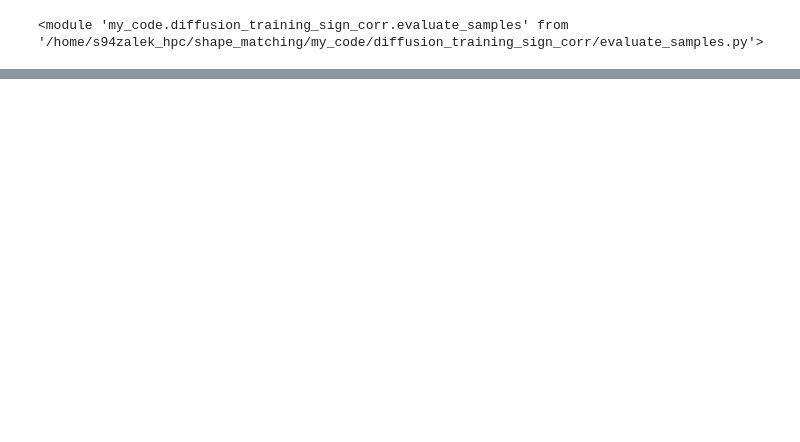
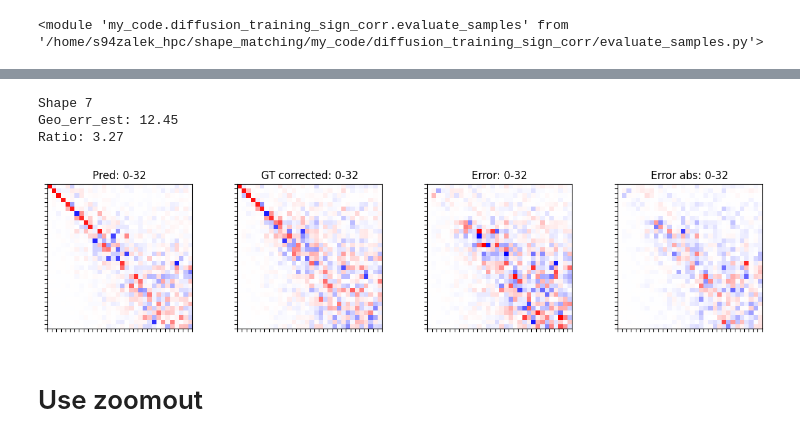
Before and after one commit to alekseizhuravlev/shape_matching, a Jupyter notebook: notebooks/24.07.2024/test_diffusion.ipynb, the cells around one changed output, grey strips where cells are left out. Saved outputs shown, nothing was run; the diff lists cells and outputs as text; code cells hidden in the pictures; blank space fills up the shorter version.

```diff
--- a/notebooks/24.07.2024/test_diffusion.ipynb
+++ b/notebooks/24.07.2024/test_diffusion.ipynb
@@ -132,0 +321,26 @@ fig_pck.show()
+# %%
+fig, axs = plt.subplots(1, 4, figsize=(15, 3))
+
+index_fmap = 7
+
+plotting_utils.plot_Cxy(fig, axs[0], Cxy_est_list[index_fmap],
+                        f'Pred', l, h, show_grid=False, show_colorbar=False)
+plotting_utils.plot_Cxy(fig, axs[1], C_gt_xy_corr_list[index_fmap],
+                        f'GT corrected', l, h, show_grid=False, show_colorbar=False)
+plotting_utils.plot_Cxy(fig, axs[2], Cxy_est_list[index_fmap] - C_gt_xy_corr_list[index_fmap],
+                        f'Error', l, h, show_grid=False, show_colorbar=False)
+plotting_utils.plot_Cxy(fig, axs[3], Cxy_est_list[index_fmap].abs() - C_gt_xy_corr_list[index_fmap].abs(),
+                        f'Error abs', l, h, show_grid=False, show_colorbar=False)
+
+print(f'Shape {index_fmap}')
+print(f'Geo_err_est: {geo_errs[index_fmap]:.2f}')
+print(f'Ratio: {ratios[index_fmap]:.2f}')
+
+plt.show()
+# %% [output]
+Shape 7
+Geo_err_est: 12.45
+Ratio: 3.27
+[figure, added]
+# %% [markdown]
+# Use zoomout
```
Also changed, not shown: parts of 8 cells of this notebook, 7 other files.
